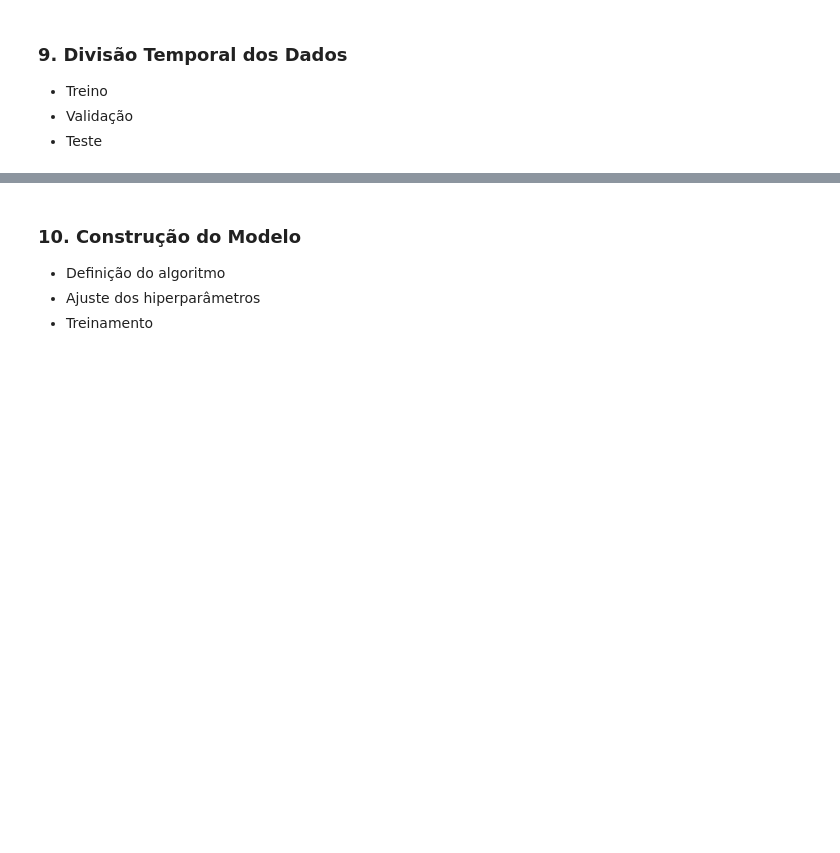
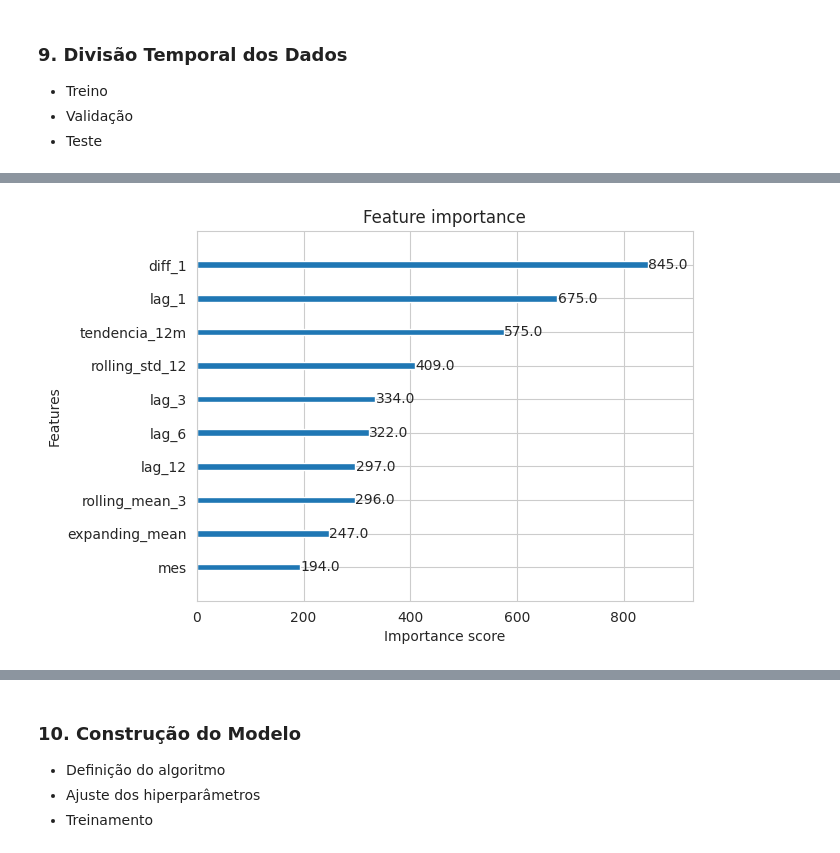
Before and after one commit to Johnny-DF26/Analise-Previsao-Temperatura-Global, a Jupyter notebook: notebooks/Ciencia_de_Dados_Análise_e_Previsão_de_Anomalias_de_Temperatura_Global.ipynb, the cells around one changed output, grey strips where cells are left out. Saved outputs shown, nothing was run; the diff lists cells and outputs as text; code cells hidden in the pictures; blank space fills up the shorter version.

```diff
--- a/notebooks/Ciencia_de_Dados_Análise_e_Previsão_de_Anomalias_de_Temperatura_Global.ipynb
+++ b/notebooks/Ciencia_de_Dados_Análise_e_Previsão_de_Anomalias_de_Temperatura_Global.ipynb
@@ -921,5 +880,7 @@ plt.show()
 # %% [markdown]
 #### **8.5 Expanding Window**
+# %%
+df_features['expanding_mean'] = df_features['temperatura_media'].expanding().mean()
 # %% [markdown]
 #### **8.6 Variáveis de Calendário**
 - Dia
@@ -928,3 +889,7 @@ plt.show()
 - Dia da Semana
 - Final de Semana
 - Feriados
+# %%
+df_features['ano'] = df.index.year
+df_features['mes'] = df.index.month
+df_features['trimestre'] = df.index.quarter
@@ -930,0 +915,2 @@ plt.show()
+# %%
+df_features = df_features.dropna()
@@ -933,3 +950,14 @@ plt.show()
 - Treino
 - Validação
 - Teste
+# %%
+# Separar X e y
+X = df_features.drop(columns='temperatura_media')
+y = df_features['temperatura_media']
+
+# Divisão temporal
+X_train_ml = X.iloc[:-12]
+X_test_ml = X.iloc[-12:]
+
+y_train_ml = y.iloc[:-12]
+y_test_ml = y.iloc[-12:]
@@ -935,0 +973,14 @@ plt.show()
+# %%
+import matplotlib.pyplot as plt
+from xgboost import plot_importance
+
+from xgboost import XGBRegressor
+
+xgb = XGBRegressor()
+
+xgb.fit(X_train_ml, y_train_ml)
+
+plot_importance(xgb, max_num_features=10)
+plt.show()
+# %% [output]
+[figure, added]
```
Also changed, not shown: parts of 70 cells of this notebook.
